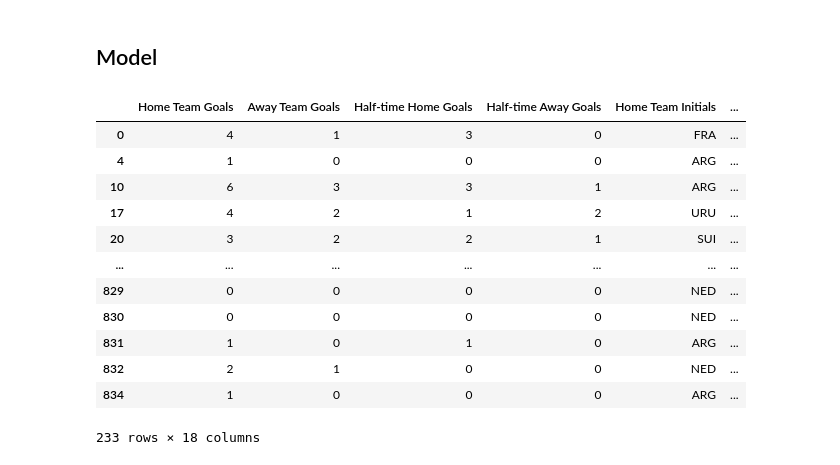
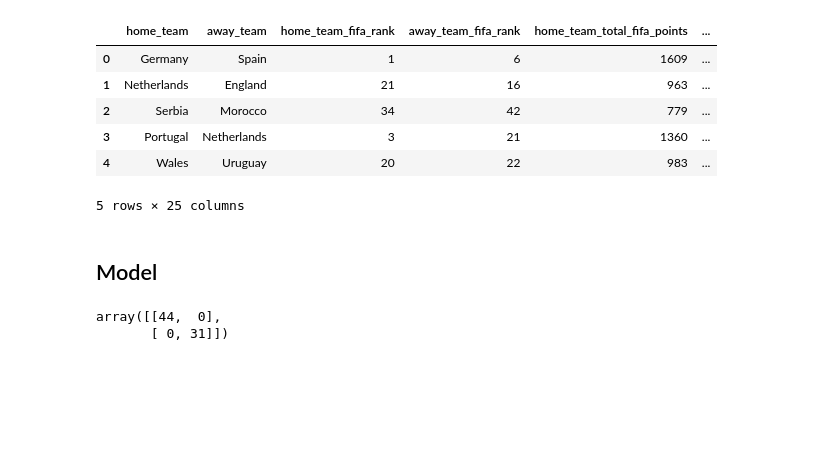
Before and after one commit to crestr25/Data-Projects, a Jupyter notebook: World Cup/World Cup.ipynb, the cells around one changed output. Saved outputs shown, nothing was run; the diff lists cells and outputs as text; code cells hidden in the pictures; blank space fills up the shorter version.

Commit message:
modelado v1

```diff
--- a/World Cup/World Cup.ipynb
+++ b/World Cup/World Cup.ipynb
@@ -125,2 +117,12 @@ data_merged
+# %%
+international_matches.head()
+# %% [output]
+|  | home_team | away_team | home_team_fifa_rank | away_team_fifa_rank | home_team_total_fifa_points | ... |
+| 0 | Germany | Spain | 1 | 6 | 1609 | ... |
+| 1 | Netherlands | England | 21 | 16 | 963 | ... |
+| 2 | Serbia | Morocco | 34 | 42 | 779 | ... |
+| 3 | Portugal | Netherlands | 3 | 21 | 1360 | ... |
+| 4 | Wales | Uruguay | 20 | 22 | 983 | ... |
+5 rows × 25 columns
 # %% [markdown]
 ## Model
@@ -132,16 +128,0 @@ data_matches_model['Stage'] = data_matches_model.apply(lambda row: clean_stage(r
-# %%
-pd.get_dummies(data_matches_model, columns=["Stage"],prefix=["Stage_"])
-# %% [output]
-|  | Home Team Goals | Away Team Goals | Half-time Home Goals | Half-time Away Goals | Home Team Initials | ... |
-| 0 | 4 | 1 | 3 | 0 | FRA | ... |
-| 4 | 1 | 0 | 0 | 0 | ARG | ... |
-| 10 | 6 | 3 | 3 | 1 | ARG | ... |
-| 17 | 4 | 2 | 1 | 2 | URU | ... |
-| 20 | 3 | 2 | 2 | 1 | SUI | ... |
-| ... | ... | ... | ... | ... | ... | ... |
-| 829 | 0 | 0 | 0 | 0 | NED | ... |
-| 830 | 0 | 0 | 0 | 0 | NED | ... |
-| 831 | 1 | 0 | 1 | 0 | ARG | ... |
-| 832 | 2 | 1 | 0 | 0 | NED | ... |
-| 834 | 1 | 0 | 0 | 0 | ARG | ... |
-233 rows × 18 columns
@@ -147,0 +148,14 @@ pd.get_dummies(data_matches_model, columns=["Stage"],prefix=["Stage_"])
+# %%
+params = {
+    "solver": ("saga", ),
+    "penalty": ("l1", "l2", "elasticnet", "none"),
+    "l1_ratio": (1,)
+}
+gd = GridSearchCV(linear_model.LogisticRegression(max_iter=100000), param_grid=params, scoring="accuracy")
+gd.fit(X_train, y_train)
+y_pred = gd.best_estimator_.predict(X_test)
+
+confusion_matrix(y_test, y_pred)
+# %% [output]
+array([[44,  0],
+       [ 0, 31]])
```
Also changed, not shown: parts of 48 cells of this notebook, 3 other files.
